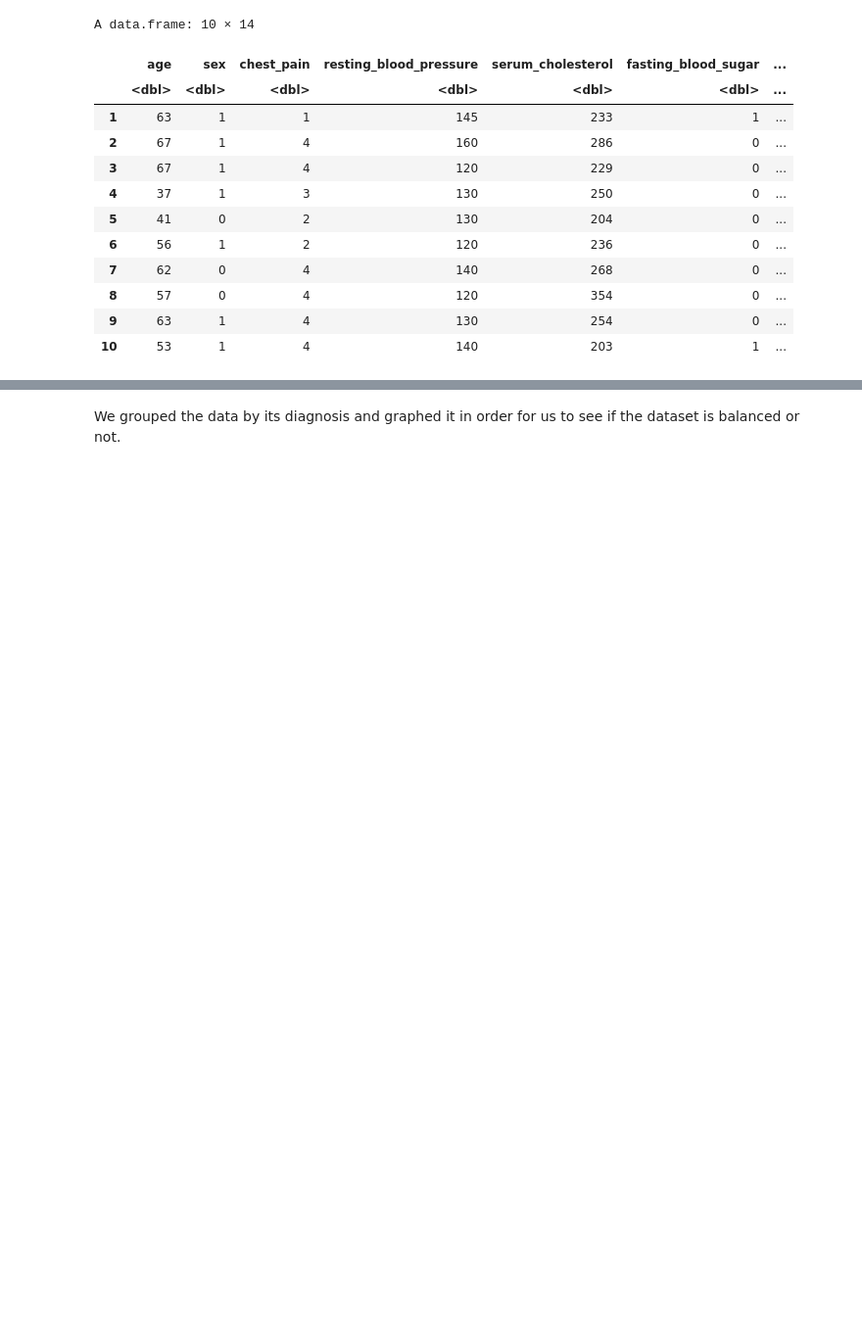
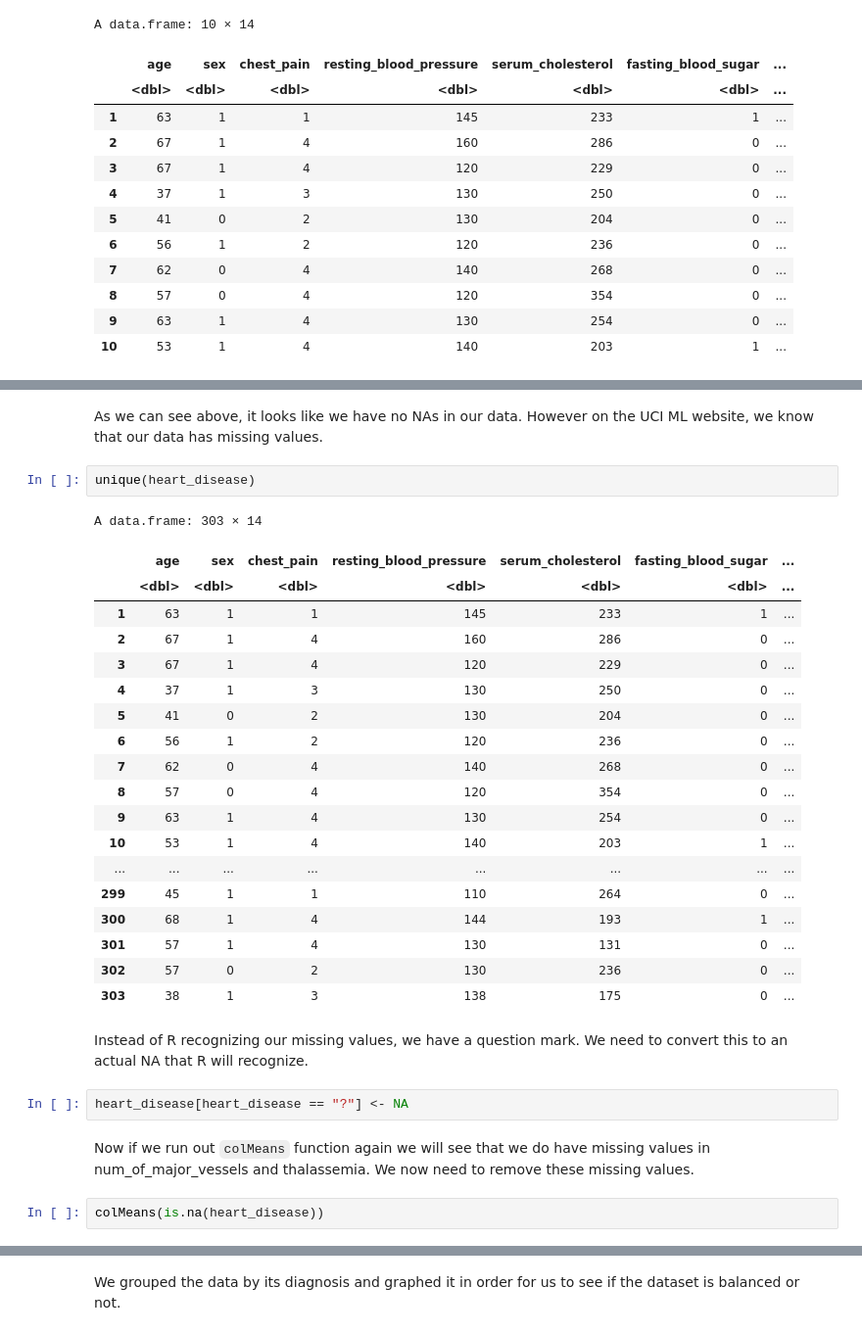
Before and after one commit to DSCI-310/DSCI-310-Group-2, a Jupyter notebook: Predicting_Heart_Disease.ipynb, the cells around one changed output, grey strips where cells are left out. Shown at 98% size. Saved outputs shown, nothing was run; the diff lists cells and outputs as text; blank space fills up the shorter version.

Commit message:
Cleaned data by omitting NA

```diff
--- a/Predicting_Heart_Disease.ipynb
+++ b/Predicting_Heart_Disease.ipynb
@@ -75,0 +99,32 @@ A data.frame: 10 × 14
+# %% [markdown]
+As we can see above, it looks like we have no NAs in our data. However on the UCI ML website, we know that our data has missing values.
+# %%
+unique(heart_disease)
+# %% [output]
+A data.frame: 303 × 14
+|  | age | sex | chest_pain | resting_blood_pressure | serum_cholesterol | fasting_blood_sugar | ... |
+|  | <dbl> | <dbl> | <dbl> | <dbl> | <dbl> | <dbl> | ... |
+| 1 | 63 | 1 | 1 | 145 | 233 | 1 | ... |
+| 2 | 67 | 1 | 4 | 160 | 286 | 0 | ... |
+| 3 | 67 | 1 | 4 | 120 | 229 | 0 | ... |
+| 4 | 37 | 1 | 3 | 130 | 250 | 0 | ... |
+| 5 | 41 | 0 | 2 | 130 | 204 | 0 | ... |
+| 6 | 56 | 1 | 2 | 120 | 236 | 0 | ... |
+| 7 | 62 | 0 | 4 | 140 | 268 | 0 | ... |
+| 8 | 57 | 0 | 4 | 120 | 354 | 0 | ... |
+| 9 | 63 | 1 | 4 | 130 | 254 | 0 | ... |
+| 10 | 53 | 1 | 4 | 140 | 203 | 1 | ... |
+| ... | ... | ... | ... | ... | ... | ... | ... |
+| 299 | 45 | 1 | 1 | 110 | 264 | 0 | ... |
+| 300 | 68 | 1 | 4 | 144 | 193 | 1 | ... |
+| 301 | 57 | 1 | 4 | 130 | 131 | 0 | ... |
+| 302 | 57 | 0 | 2 | 130 | 236 | 0 | ... |
+| 303 | 38 | 1 | 3 | 138 | 175 | 0 | ... |
+# %% [markdown]
+Instead of R recognizing our missing values, we have a question mark. We need to convert this to an actual NA that R will recognize.
+# %%
+heart_disease[heart_disease == "?"] <- NA
+# %% [markdown]
+Now if we run out `colMeans` function again we will see that we do have missing values in num_of_major_vessels and thalassemia. We now need to remove these missing values.
+# %%
+colMeans(is.na(heart_disease))
```
Also changed, not shown: parts of 18 cells of this notebook.
